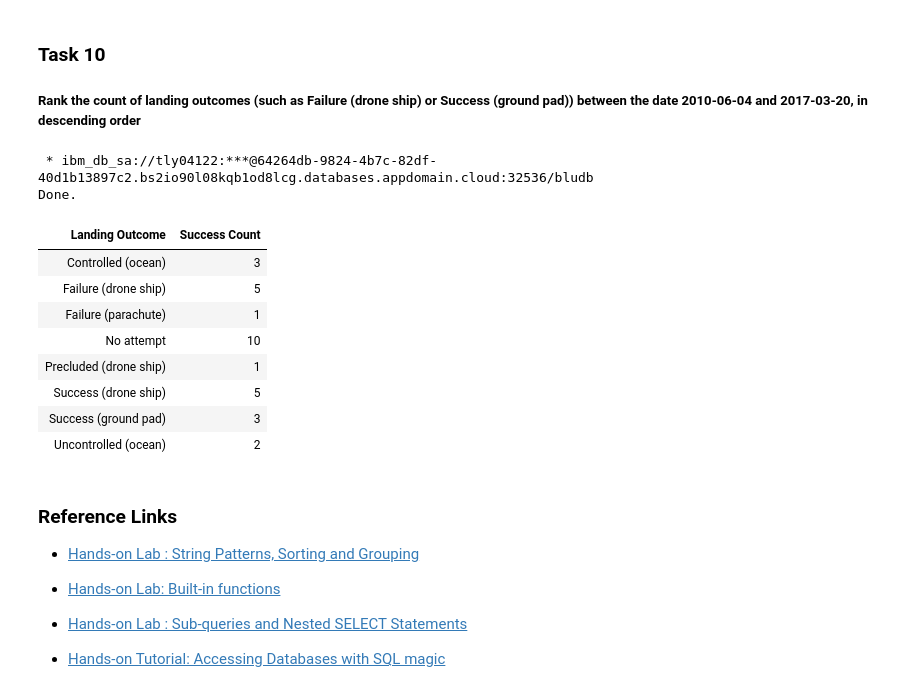
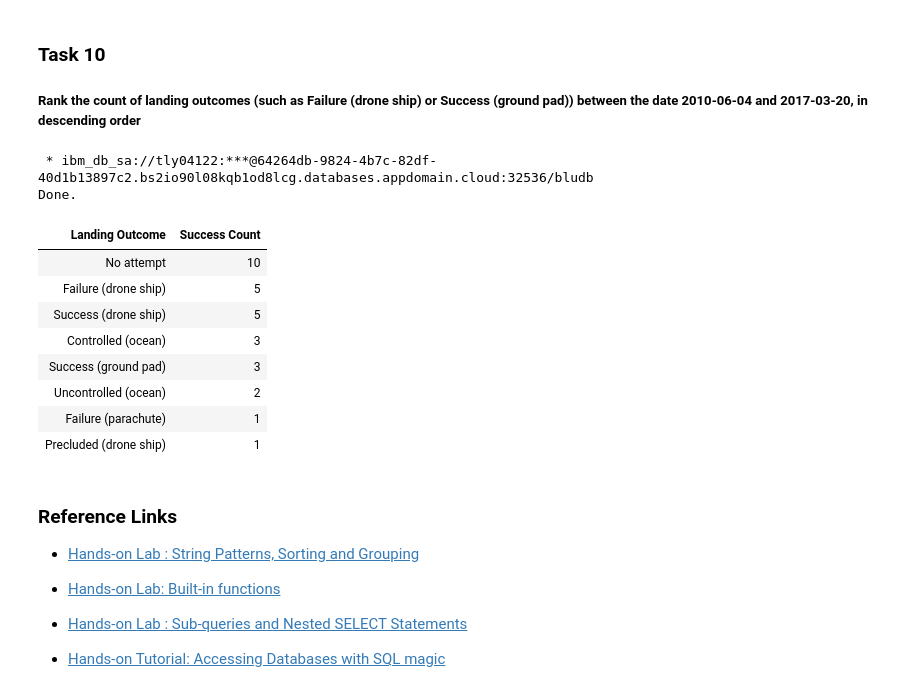
Before and after one commit to xefri/Applied-Data-Science-Capstone, a Jupyter notebook: EDA SQL.ipynb, the cells around one changed output. Saved outputs shown, nothing was run; the diff lists cells and outputs as text; code cells hidden in the pictures.

```diff
--- a/EDA SQL.ipynb
+++ b/EDA SQL.ipynb
@@ -287,19 +287,20 @@ Done.
 # %%
 %%sql
 SELECT Landing__Outcome AS "Landing Outcome", COUNT(Landing__Outcome) AS "Success Count"
 FROM SPACEXTBL WHERE DATE > '2010-06-04' AND DATE < '2017-03-20' GROUP BY LANDING__OUTCOME
+ORDER BY COUNT(Landing__Outcome) DESC
 # %% [output]
  * ibm_db_sa://tly04122:***@64264db-9824-4b7c-82df-40d1b13897c2.bs2io90l08kqb1od8lcg.databases.appdomain.cloud:32536/bludb
 Done.
 | Landing Outcome | Success Count |
+| No attempt | 10 |
+| Failure (drone ship) | 5 |
+| Success (drone ship) | 5 |
 | Controlled (ocean) | 3 |
-| Failure (drone ship) | 5 |
-| Failure (parachute) | 1 |
-| No attempt | 10 |
-| Precluded (drone ship) | 1 |
-| Success (drone ship) | 5 |
 | Success (ground pad) | 3 |
 | Uncontrolled (ocean) | 2 |
+| Failure (parachute) | 1 |
+| Precluded (drone ship) | 1 |
 # %% [markdown]
 ### Reference Links
 
```
